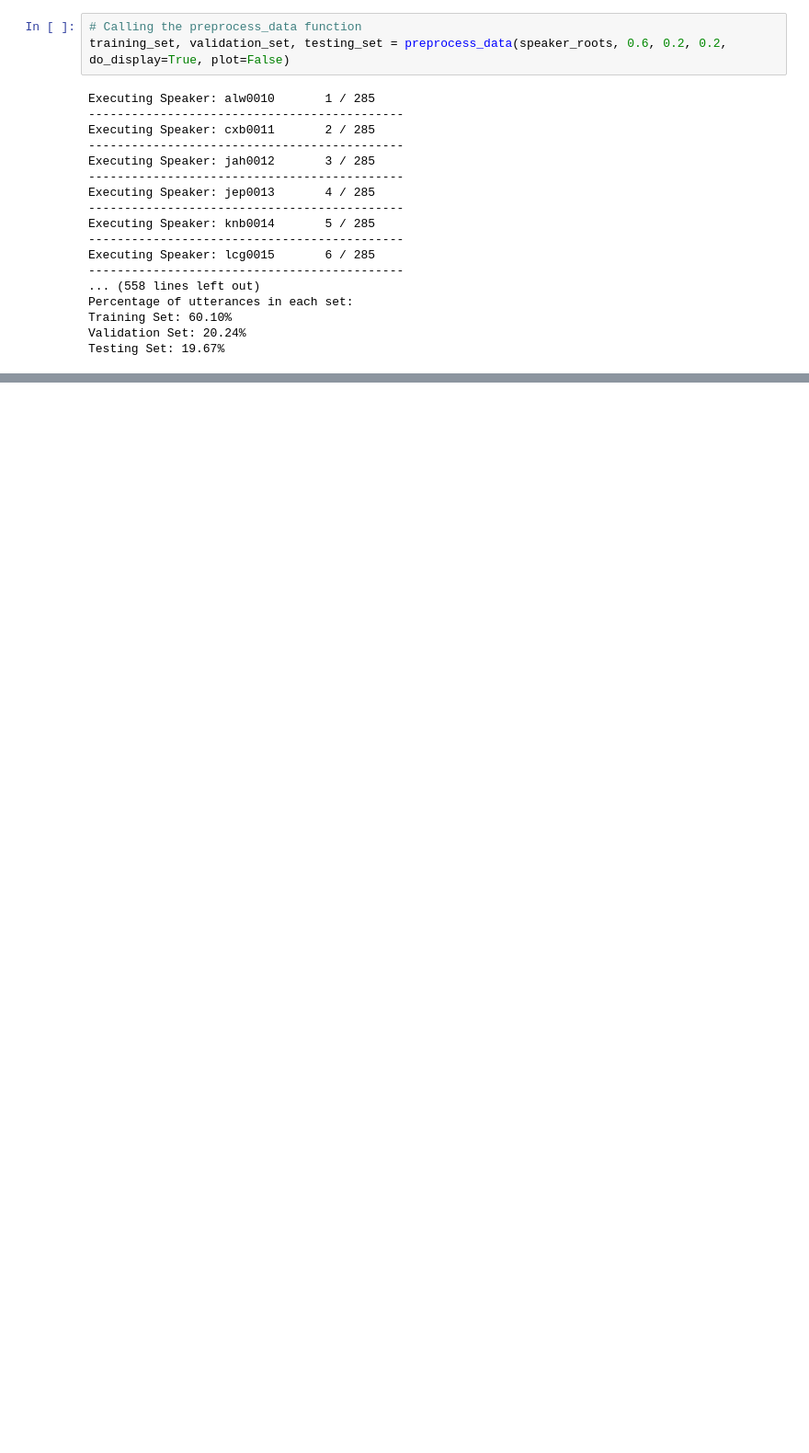
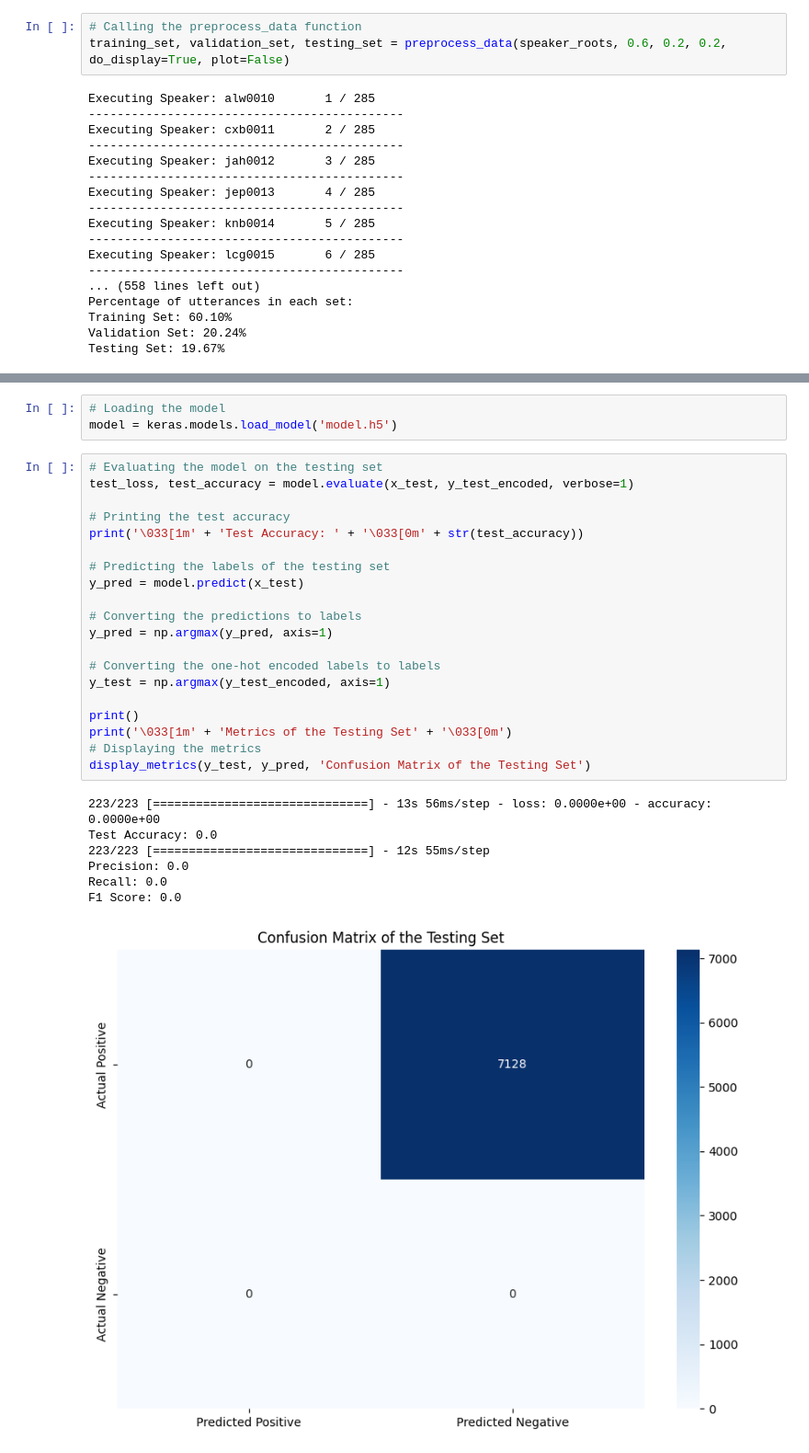
Before and after one commit to mbar0075/Speech-Technology, a Jupyter notebook: Assignment/App.ipynb, the cells around one changed output, grey strips where cells are left out. Shown: that part at 92% size. Cells and saved outputs as stored; diff of their text form; blank space fills up the shorter version.

```diff
--- a/Assignment/App.ipynb
+++ b/Assignment/App.ipynb
@@ -459,0 +585,31 @@ plt.show()
+# %%
+# Loading the model
+model = keras.models.load_model('model.h5')
+# %%
+# Evaluating the model on the testing set
+test_loss, test_accuracy = model.evaluate(x_test, y_test_encoded, verbose=1)
+
+# Printing the test accuracy
+print('\033[1m' + 'Test Accuracy: ' + '\033[0m' + str(test_accuracy))
+
+# Predicting the labels of the testing set
+y_pred = model.predict(x_test)
+
+# Converting the predictions to labels
+y_pred = np.argmax(y_pred, axis=1)
+
+# Converting the one-hot encoded labels to labels
+y_test = np.argmax(y_test_encoded, axis=1)
+
+print()
+print('\033[1m' + 'Metrics of the Testing Set' + '\033[0m')
+# Displaying the metrics
+display_metrics(y_test, y_pred, 'Confusion Matrix of the Testing Set')
+# %% [output]
+223/223 [==============================] - 13s 56ms/step - loss: 0.0000e+00 - accuracy: 0.0000e+00
+Test Accuracy: 0.0
+223/223 [==============================] - 12s 55ms/step
+Precision: 0.0
+Recall: 0.0
+F1 Score: 0.0
+[figure, added]
```
Also changed, not shown: parts of 27 cells of this notebook, 2 other files.
